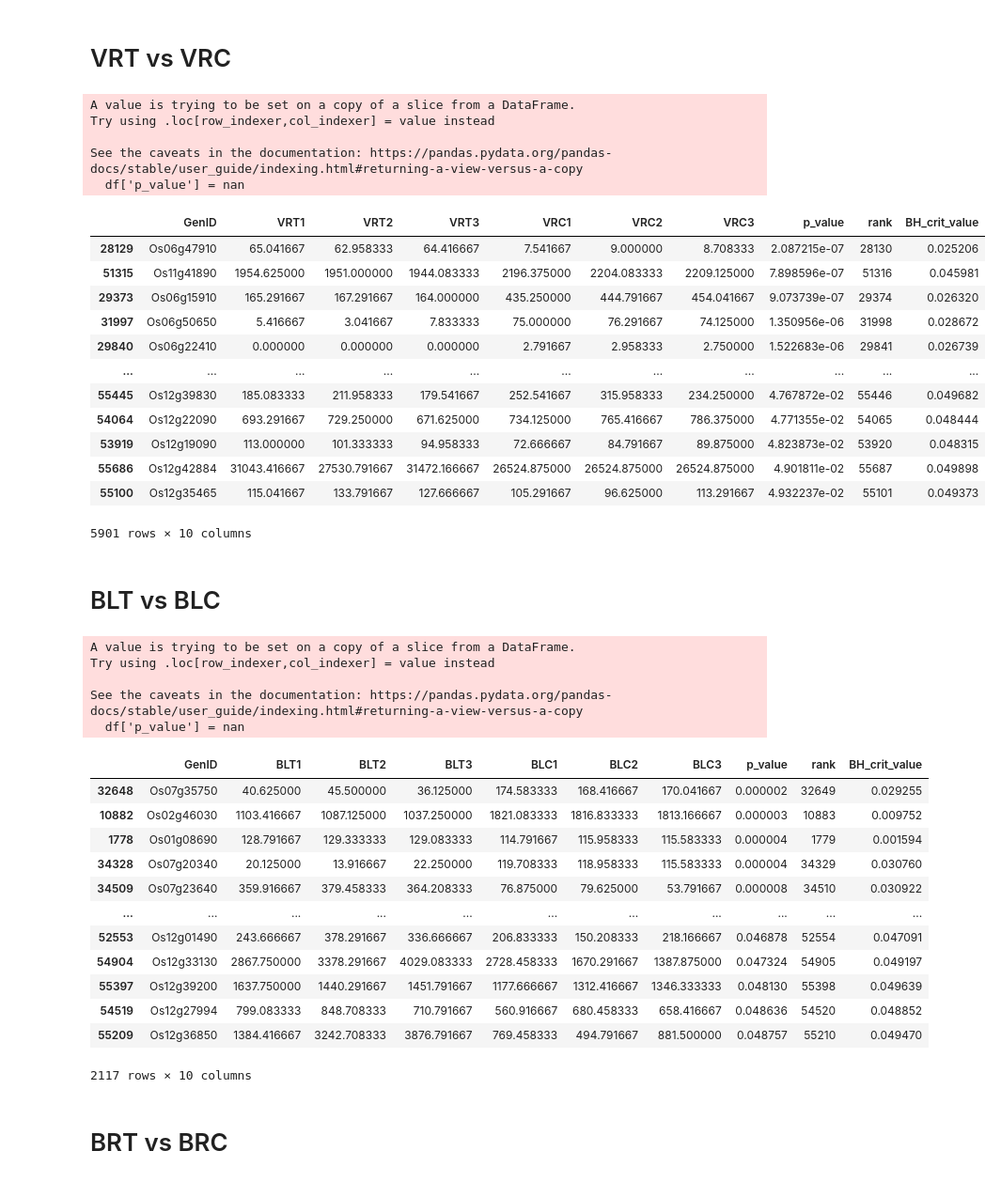
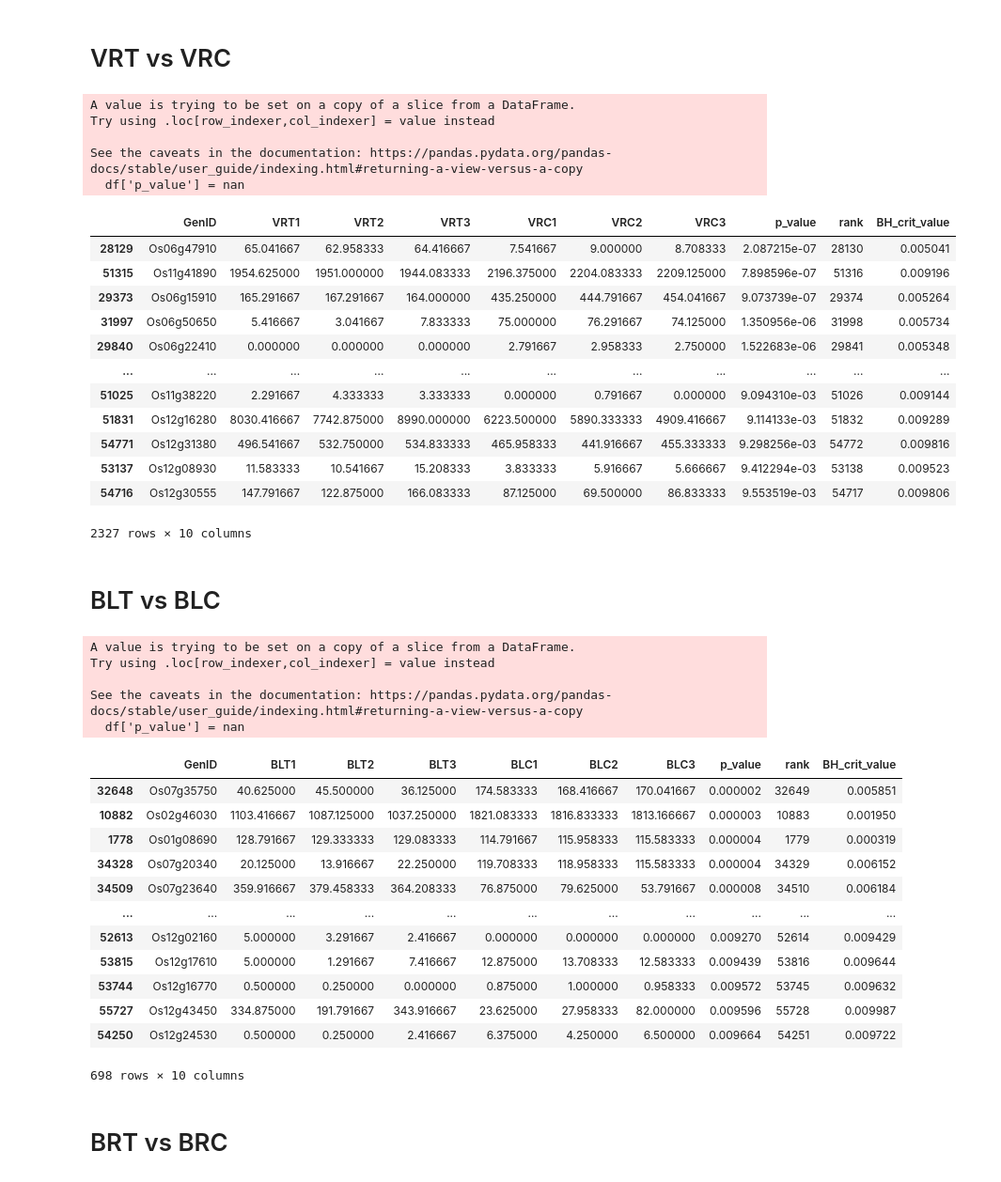
Before and after one commit to MahdeeMushfiqueKamal/cBLAST-AssignedTasks, a Jupyter notebook: task4.ipynb, the cells around one changed output. Shown at 94% size. Cells and saved outputs as stored; diff of their text form; code cells hidden in the pictures.

```diff
--- a/task4.ipynb
+++ b/task4.ipynb
@@ -10,7 +10,7 @@ from quantile_norm import *
 raw_data = pd.read_csv('rna_data.csv', header=0, low_memory=False)
 DEGs = list()
 N = len(raw_data)
-alpha = 0.05
+alpha = 0.01
 # %% [markdown]
 # Normalization
 # %%
@@ -95,40 +95,40 @@ See the caveats in the documentation: https://pandas.pydata.org/pandas-docs/stab
 # %%
 df = raw_data[['GenID','VRT1','VRT2','VRT3','VRC1','VRC2','VRC3']]
 df['p_value'] = nan
 
 # Vialone Nano - Leaf
 data_set1 = df[['VRT1','VRT2','VRT3']].to_numpy()
 data_set2 = df[['VRC1','VRC2','VRC3']].to_numpy()
 
 for i in range(len(df)):
     df.at[i,'p_value'] =  ttest_ind(data_set1[i], data_set2[i])[1]
 
 df = df.sort_values("p_value")
 df['rank'] = df.index + 1
 df['BH_crit_value'] = (df['rank'] * alpha) / N
 
 df = df[df['p_value'] < df['BH_crit_value']]
-DEGs += df['GenID'].to_list()
+VR_DEG = df['GenID'].to_list()
 df
 # %% [output]
 A value is trying to be set on a copy of a slice from a DataFrame.
 Try using .loc[row_indexer,col_indexer] = value instead
 
 See the caveats in the documentation: https://pandas.pydata.org/pandas-docs/stable/user_guide/indexing.html#returning-a-view-versus-a-copy
   df['p_value'] = nan
 |  | GenID | VRT1 | VRT2 | VRT3 | VRC1 | VRC2 | VRC3 | p_value | rank | BH_crit_value |
-| 28129 | Os06g47910 | 65.041667 | 62.958333 | 64.416667 | 7.541667 | 9.000000 | 8.708333 | 2.087215e-07 | 28130 | 0.025206 |
-| 51315 | Os11g41890 | 1954.625000 | 1951.000000 | 1944.083333 | 2196.375000 | 2204.083333 | 2209.125000 | 7.898596e-07 | 51316 | 0.045981 |
-| 29373 | Os06g15910 | 165.291667 | 167.291667 | 164.000000 | 435.250000 | 444.791667 | 454.041667 | 9.073739e-07 | 29374 | 0.026320 |
-| 31997 | Os06g50650 | 5.416667 | 3.041667 | 7.833333 | 75.000000 | 76.291667 | 74.125000 | 1.350956e-06 | 31998 | 0.028672 |
-| 29840 | Os06g22410 | 0.000000 | 0.000000 | 0.000000 | 2.791667 | 2.958333 | 2.750000 | 1.522683e-06 | 29841 | 0.026739 |
+| 28129 | Os06g47910 | 65.041667 | 62.958333 | 64.416667 | 7.541667 | 9.000000 | 8.708333 | 2.087215e-07 | 28130 | 0.005041 |
+| 51315 | Os11g41890 | 1954.625000 | 1951.000000 | 1944.083333 | 2196.375000 | 2204.083333 | 2209.125000 | 7.898596e-07 | 51316 | 0.009196 |
+| 29373 | Os06g15910 | 165.291667 | 167.291667 | 164.000000 | 435.250000 | 444.791667 | 454.041667 | 9.073739e-07 | 29374 | 0.005264 |
+| 31997 | Os06g50650 | 5.416667 | 3.041667 | 7.833333 | 75.000000 | 76.291667 | 74.125000 | 1.350956e-06 | 31998 | 0.005734 |
+| 29840 | Os06g22410 | 0.000000 | 0.000000 | 0.000000 | 2.791667 | 2.958333 | 2.750000 | 1.522683e-06 | 29841 | 0.005348 |
 | ... | ... | ... | ... | ... | ... | ... | ... | ... | ... | ... |
-| 55445 | Os12g39830 | 185.083333 | 211.958333 | 179.541667 | 252.541667 | 315.958333 | 234.250000 | 4.767872e-02 | 55446 | 0.049682 |
-| 54064 | Os12g22090 | 693.291667 | 729.250000 | 671.625000 | 734.125000 | 765.416667 | 786.375000 | 4.771355e-02 | 54065 | 0.048444 |
-| 53919 | Os12g19090 | 113.000000 | 101.333333 | 94.958333 | 72.666667 | 84.791667 | 89.875000 | 4.823873e-02 | 53920 | 0.048315 |
-| 55686 | Os12g42884 | 31043.416667 | 27530.791667 | 31472.166667 | 26524.875000 | 26524.875000 | 26524.875000 | 4.901811e-02 | 55687 | 0.049898 |
-| 55100 | Os12g35465 | 115.041667 | 133.791667 | 127.666667 | 105.291667 | 96.625000 | 113.291667 | 4.932237e-02 | 55101 | 0.049373 |
+| 51025 | Os11g38220 | 2.291667 | 4.333333 | 3.333333 | 0.000000 | 0.791667 | 0.000000 | 9.094310e-03 | 51026 | 0.009144 |
+| 51831 | Os12g16280 | 8030.416667 | 7742.875000 | 8990.000000 | 6223.500000 | 5890.333333 | 4909.416667 | 9.114133e-03 | 51832 | 0.009289 |
+| 54771 | Os12g31380 | 496.541667 | 532.750000 | 534.833333 | 465.958333 | 441.916667 | 455.333333 | 9.298256e-03 | 54772 | 0.009816 |
+| 53137 | Os12g08930 | 11.583333 | 10.541667 | 15.208333 | 3.833333 | 5.916667 | 5.666667 | 9.412294e-03 | 53138 | 0.009523 |
+| 54716 | Os12g30555 | 147.791667 | 122.875000 | 166.083333 | 87.125000 | 69.500000 | 86.833333 | 9.553519e-03 | 54717 | 0.009806 |
-5901 rows × 10 columns
+2327 rows × 10 columns
 # %% [markdown]
 # BLT vs BLC
 # %%
@@ -148,7 +148,7 @@ df['rank'] = df.index + 1
 df['BH_crit_value'] = (df['rank'] * alpha) / N
 
 df = df[df['p_value'] < df['BH_crit_value']]
-DEGs += df['GenID'].to_list()
+BL_DEG = df['GenID'].to_list()
 df
 # %% [output]
 A value is trying to be set on a copy of a slice from a DataFrame.
@@ -157,18 +157,18 @@ Try using .loc[row_indexer,col_indexer] = value instead
 See the caveats in the documentation: https://pandas.pydata.org/pandas-docs/stable/user_guide/indexing.html#returning-a-view-versus-a-copy
   df['p_value'] = nan
 |  | GenID | BLT1 | BLT2 | BLT3 | BLC1 | BLC2 | BLC3 | p_value | rank | BH_crit_value |
-| 32648 | Os07g35750 | 40.625000 | 45.500000 | 36.125000 | 174.583333 | 168.416667 | 170.041667 | 0.000002 | 32649 | 0.029255 |
-| 10882 | Os02g46030 | 1103.416667 | 1087.125000 | 1037.250000 | 1821.083333 | 1816.833333 | 1813.166667 | 0.000003 | 10883 | 0.009752 |
-| 1778 | Os01g08690 | 128.791667 | 129.333333 | 129.083333 | 114.791667 | 115.958333 | 115.583333 | 0.000004 | 1779 | 0.001594 |
-| 34328 | Os07g20340 | 20.125000 | 13.916667 | 22.250000 | 119.708333 | 118.958333 | 115.583333 | 0.000004 | 34329 | 0.030760 |
-| 34509 | Os07g23640 | 359.916667 | 379.458333 | 364.208333 | 76.875000 | 79.625000 | 53.791667 | 0.000008 | 34510 | 0.030922 |
+| 32648 | Os07g35750 | 40.625000 | 45.500000 | 36.125000 | 174.583333 | 168.416667 | 170.041667 | 0.000002 | 32649 | 0.005851 |
+| 10882 | Os02g46030 | 1103.416667 | 1087.125000 | 1037.250000 | 1821.083333 | 1816.833333 | 1813.166667 | 0.000003 | 10883 | 0.001950 |
+| 1778 | Os01g08690 | 128.791667 | 129.333333 | 129.083333 | 114.791667 | 115.958333 | 115.583333 | 0.000004 | 1779 | 0.000319 |
+| 34328 | Os07g20340 | 20.125000 | 13.916667 | 22.250000 | 119.708333 | 118.958333 | 115.583333 | 0.000004 | 34329 | 0.006152 |
+| 34509 | Os07g23640 | 359.916667 | 379.458333 | 364.208333 | 76.875000 | 79.625000 | 53.791667 | 0.000008 | 34510 | 0.006184 |
 | ... | ... | ... | ... | ... | ... | ... | ... | ... | ... | ... |
-| 52553 | Os12g01490 | 243.666667 | 378.291667 | 336.666667 | 206.833333 | 150.208333 | 218.166667 | 0.046878 | 52554 | 0.047091 |
-| 54904 | Os12g33130 | 2867.750000 | 3378.291667 | 4029.083333 | 2728.458333 | 1670.291667 | 1387.875000 | 0.047324 | 54905 | 0.049197 |
-| 55397 | Os12g39200 | 1637.750000 | 1440.291667 | 1451.791667 | 1177.666667 | 1312.416667 | 1346.333333 | 0.048130 | 55398 | 0.049639 |
-| 54519 | Os12g27994 | 799.083333 | 848.708333 | 710.791667 | 560.916667 | 680.458333 | 658.416667 | 0.048636 | 54520 | 0.048852 |
-| 55209 | Os12g36850 | 1384.416667 | 3242.708333 | 3876.791667 | 769.458333 | 494.791667 | 881.500000 | 0.048757 | 55210 | 0.049470 |
+| 52613 | Os12g02160 | 5.000000 | 3.291667 | 2.416667 | 0.000000 | 0.000000 | 0.000000 | 0.009270 | 52614 | 0.009429 |
+| 53815 | Os12g17610 | 5.000000 | 1.291667 | 7.416667 | 12.875000 | 13.708333 | 12.583333 | 0.009439 | 53816 | 0.009644 |
+| 53744 | Os12g16770 | 0.500000 | 0.250000 | 0.000000 | 0.875000 | 1.000000 | 0.958333 | 0.009572 | 53745 | 0.009632 |
+| 55727 | Os12g43450 | 334.875000 | 191.791667 | 343.916667 | 23.625000 | 27.958333 | 82.000000 | 0.009596 | 55728 | 0.009987 |
+| 54250 | Os12g24530 | 0.500000 | 0.250000 | 2.416667 | 6.375000 | 4.250000 | 6.500000 | 0.009664 | 54251 | 0.009722 |
-2117 rows × 10 columns
+698 rows × 10 columns
 # %% [markdown]
 # BRT vs BRC
 # %%
```
Also changed, not shown: parts of 10 cells of this notebook, 2 other files.
